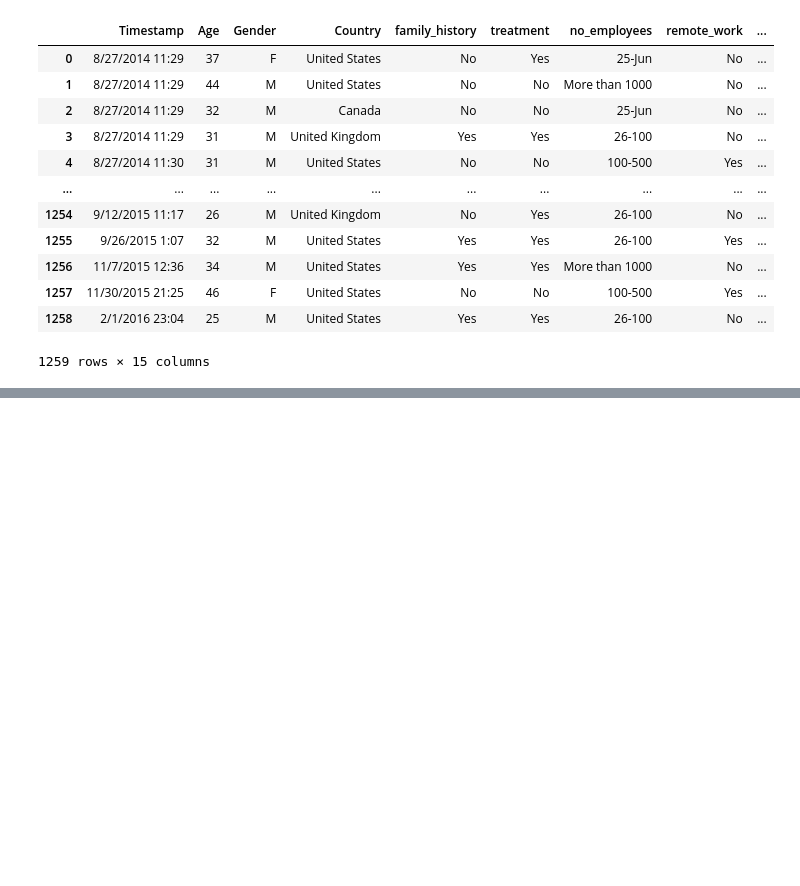
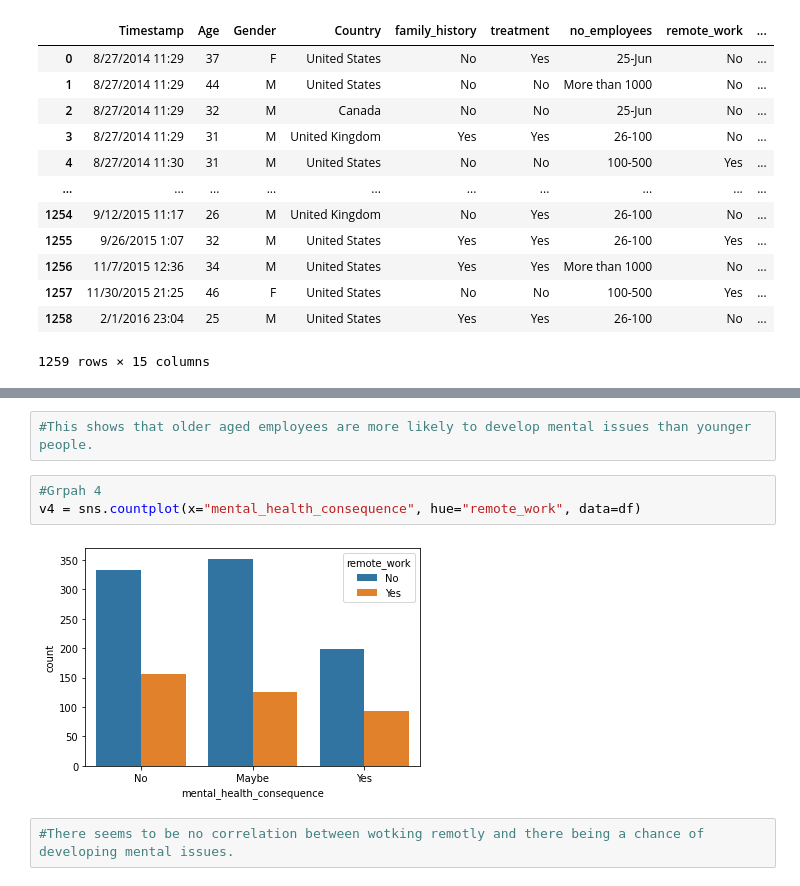
Before and after one commit to cltomiyama/MentalHealthSurvey_analysis, a Jupyter notebook: analysis/mohamed/milestone2.ipynb, the cells around one changed output, grey strips where cells are left out. Cells and saved outputs as stored; diff of their text form; blank space fills up the shorter version.

```diff
--- a/analysis/mohamed/milestone2.ipynb
+++ b/analysis/mohamed/milestone2.ipynb
@@ -142,0 +147,9 @@ sns.catplot(x="no_employees", y="total_bill", jitter=False, data=tips)
+# %%
+#This shows that older aged employees are more likely to develop mental issues than younger people.
+# %%
+#Grpah 4
+v4 = sns.countplot(x="mental_health_consequence", hue="remote_work", data=df)
+# %% [output]
+[figure, added]
+# %%
+#There seems to be no correlation between wotking remotly and there being a chance of developing mental issues.
```
Also changed, not shown: parts of 10 cells of this notebook, 1 other file.
